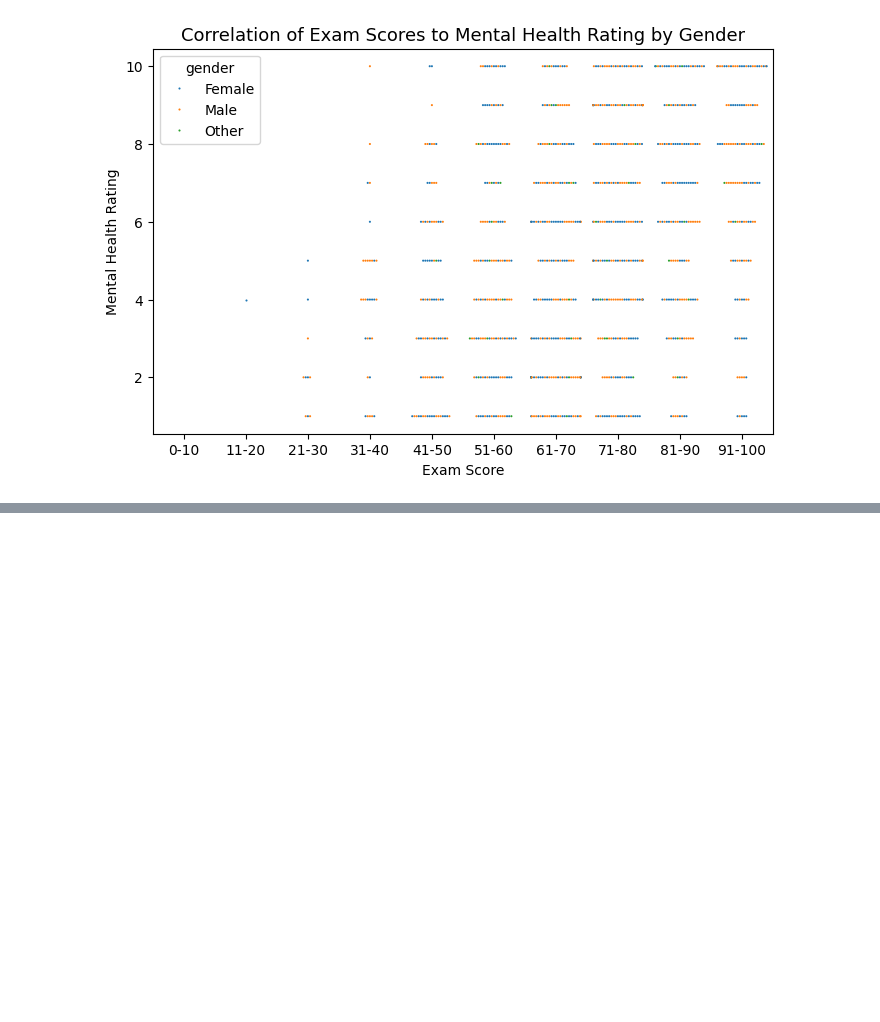
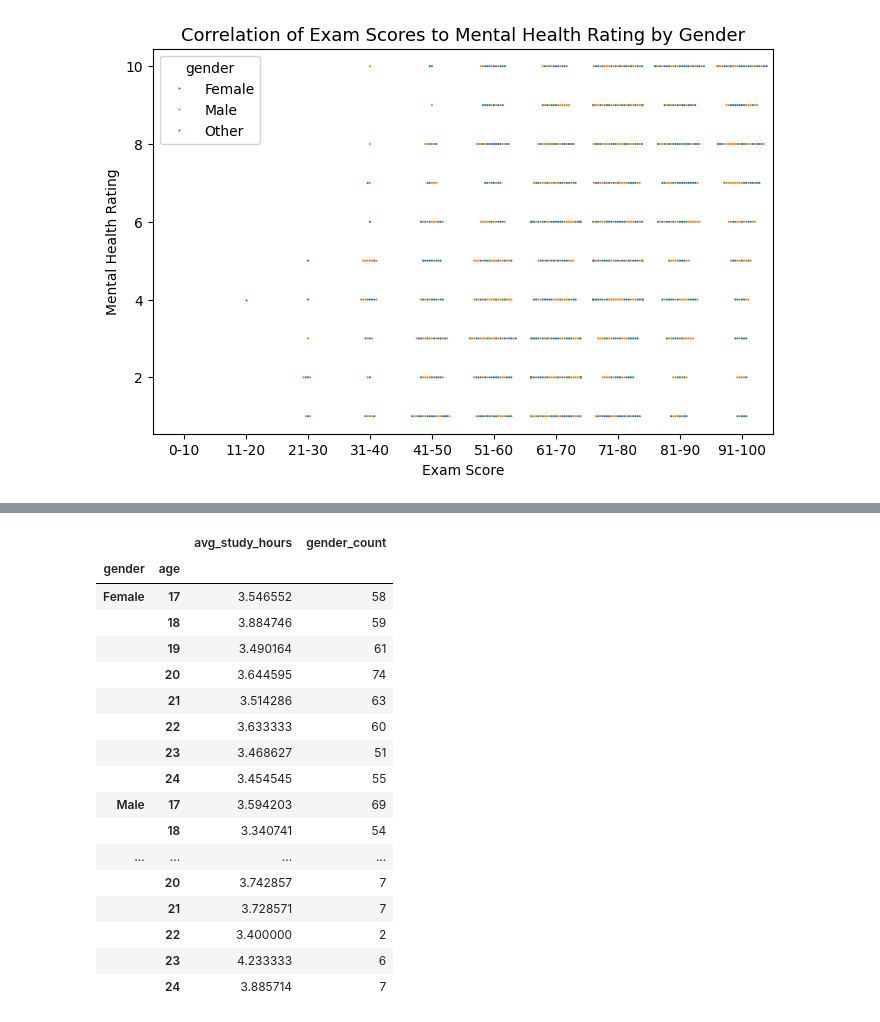
Before and after one commit to Angela-Rene/module_2_plotting, a Jupyter notebook: plotting_assignment.ipynb, the cells around one changed output, grey strips where cells are left out. Cells and saved outputs as stored; diff of their text form; code cells hidden in the pictures; blank space fills up the shorter version.

```diff
--- a/plotting_assignment.ipynb
+++ b/plotting_assignment.ipynb
@@ -154,0 +171,23 @@ plt.show()
+# %%
+grouping_df = habits_df.groupby(["gender", "age"]).agg(avg_study_hours = ("study_hours_per_day", "mean"), gender_count = ("gender", "count"))
+
+grouping_df
+# %% [output]
+|  |  | avg_study_hours | gender_count |
+| gender | age |  |  |
+| Female | 17 | 3.546552 | 58 |
+|  | 18 | 3.884746 | 59 |
+|  | 19 | 3.490164 | 61 |
+|  | 20 | 3.644595 | 74 |
+|  | 21 | 3.514286 | 63 |
+|  | 22 | 3.633333 | 60 |
+|  | 23 | 3.468627 | 51 |
+|  | 24 | 3.454545 | 55 |
+| Male | 17 | 3.594203 | 69 |
+|  | 18 | 3.340741 | 54 |
+| ... | ... | ... | ... |
+|  | 20 | 3.742857 | 7 |
+|  | 21 | 3.728571 | 7 |
+|  | 22 | 3.400000 | 2 |
+|  | 23 | 4.233333 | 6 |
+|  | 24 | 3.885714 | 7 |
```
Also changed, not shown: parts of 4 cells of this notebook.
